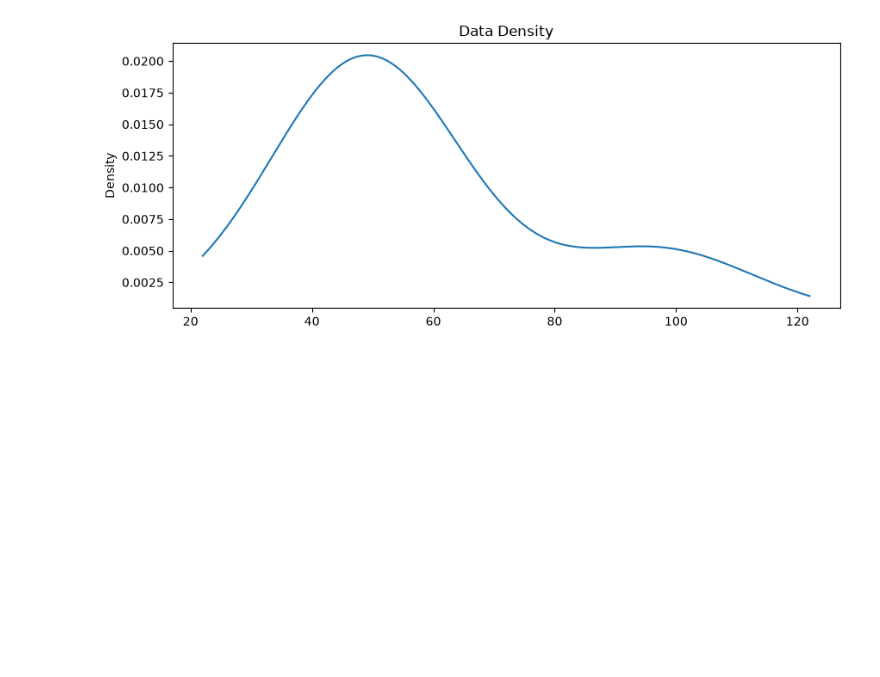
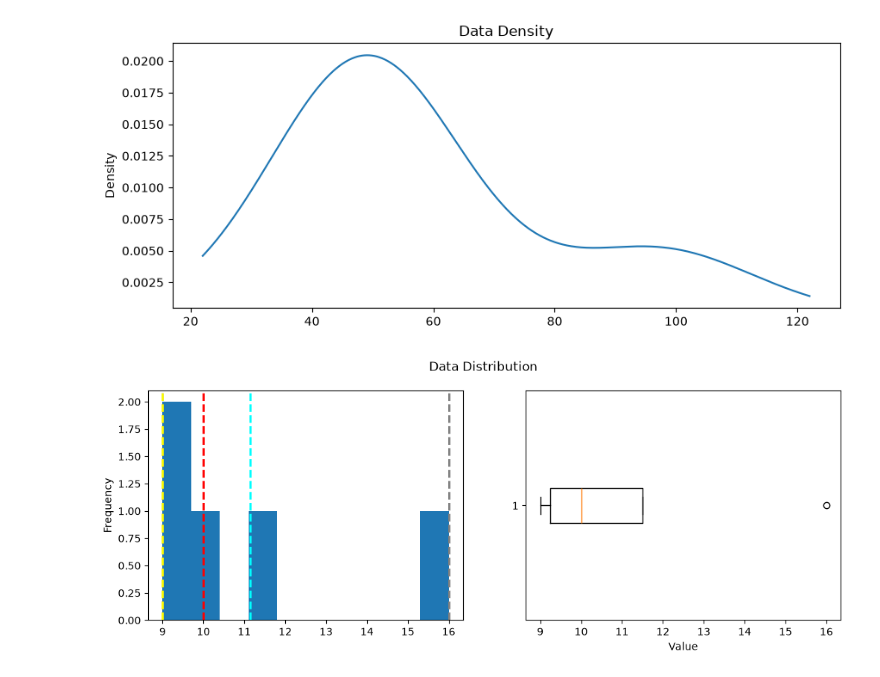
Before and after one commit to Ashu11122000/data-science-basics, a Jupyter notebook: python-notebook.ipynb, the cells around one changed output. Cells and saved outputs as stored; diff of their text form; code cells hidden in the pictures; blank space fills up the shorter version.

```diff
--- a/python-notebook.ipynb
+++ b/python-notebook.ipynb
@@ -326,3 +326,7 @@ def show_density(data):
 show_density(df_students.Grade)
 # %% [output]
 [figure]
+# %%
+show_distribution(df_students.StudyHours)
+# %% [output]
+[figure, added]
```
Also changed, not shown: parts of 2 cells of this notebook.
